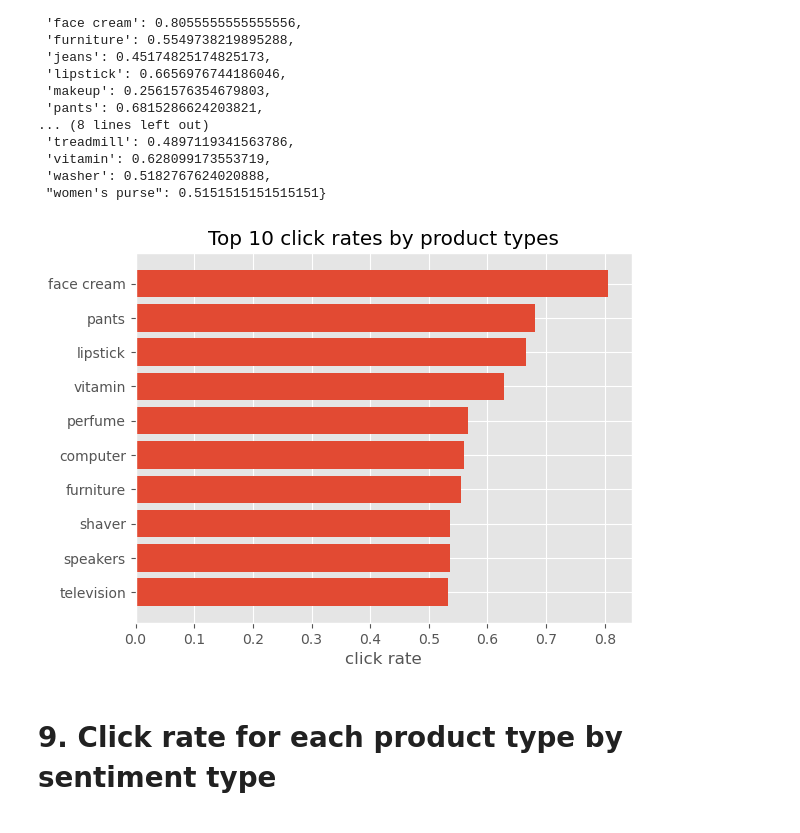
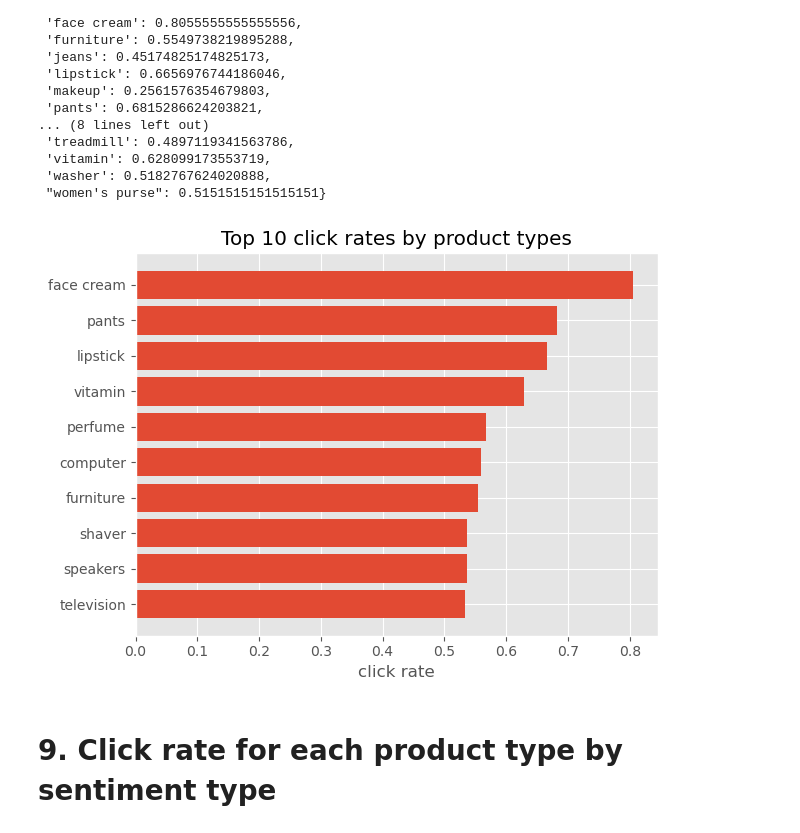
Before and after one commit to xinrui-wang1/products_analysis, a Jupyter notebook: main.ipynb, the cells around one changed output. Saved outputs shown, nothing was run; the diff lists cells and outputs as text; code cells hidden in the pictures.

```diff
--- a/main.ipynb
+++ b/main.ipynb
@@ -454,20 +477,21 @@ click_rate_ptype_d
 # %%
 click_rate_ptype_df = pd.DataFrame()
 click_rate_ptype_df["product_type"] = product_type_l
 click_rate_ptype_df["click_rate"] = click_rate_ptype_d.values()
 click_rate_ptype_df.sort_values(by="click_rate", ascending=False, inplace=True)
 
 plt.figure()
 plt.title("Top 10 click rates by product types")
 plt.barh(
     range(10), click_rate_ptype_df["click_rate"].values[:10][::-1],
     tick_label=click_rate_ptype_df["product_type"].values[:10][::-1]
 )
 plt.xlabel("click rate")
+plt.tight_layout()
 plt.savefig("figures/top_product_type_click_rate.png")
 plt.show()
 # %% [output]
-[figure, old version]
+[figure, new version]
 # %% [markdown]
 # 9. Click rate for each product type by sentiment type
 # %%
```
Also changed, not shown: parts of 11 cells of this notebook, 7 other files.
